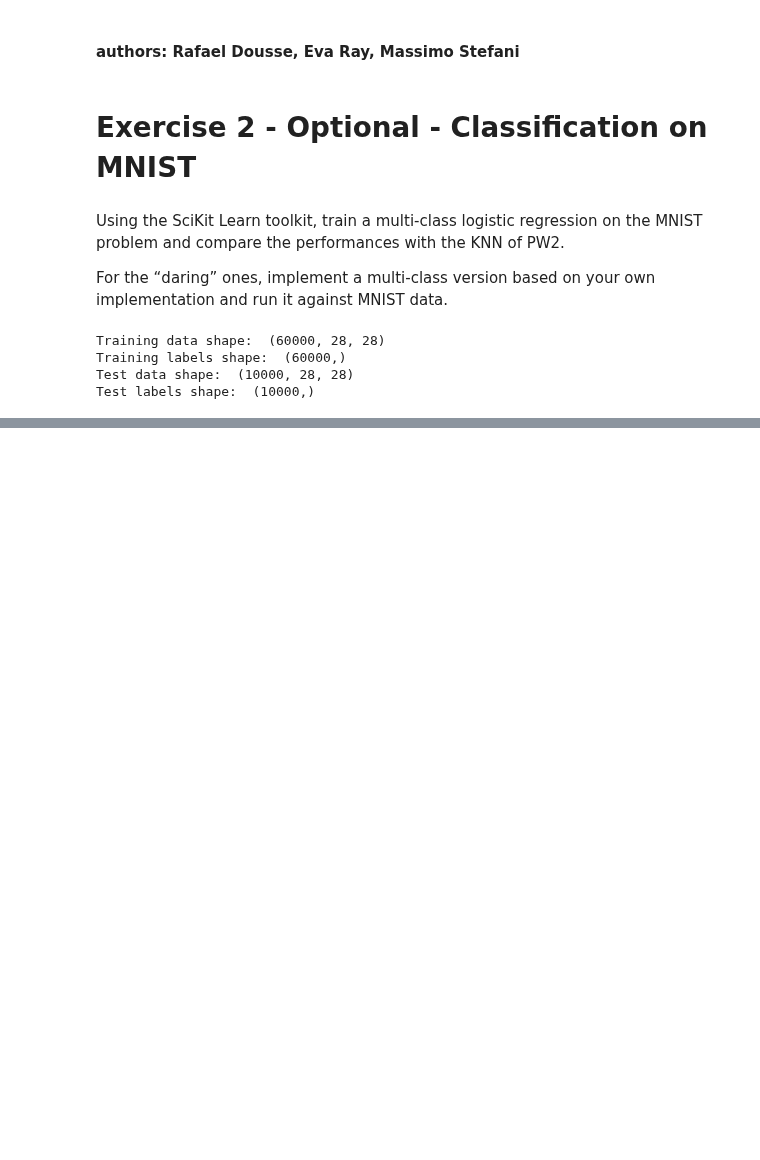
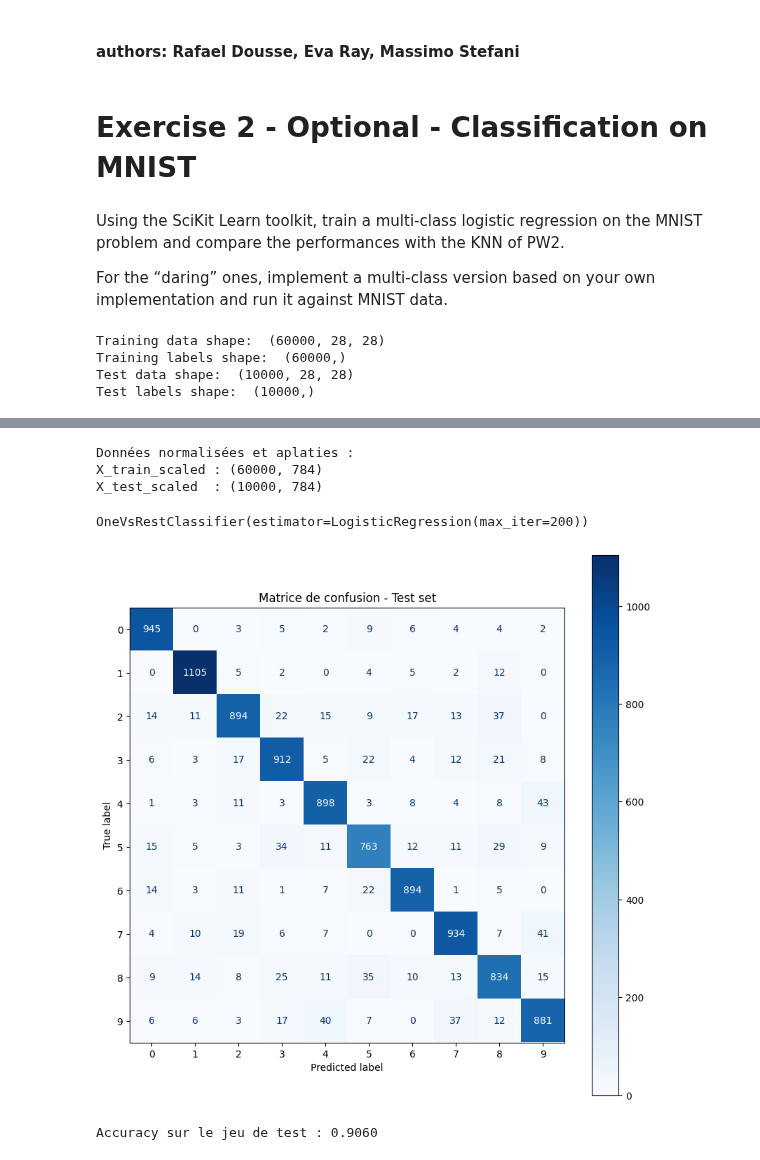
Before and after one commit to evarayHEIG/machle_labs, a Jupyter notebook: pw6/ex2-logreg-mnist/ex2-logreg-mnist.ipynb, the cells around one changed output, grey strips where cells are left out. Drawn from its saved outputs; the diff is of its cells as text; code cells hidden in the pictures; blank space fills up the shorter version.

```diff
--- a/pw6/ex2-logreg-mnist/ex2-logreg-mnist.ipynb
+++ b/pw6/ex2-logreg-mnist/ex2-logreg-mnist.ipynb
@@ -55,0 +61,35 @@ plt.show()
+# %%
+scaler = StandardScaler()
+X_train_scaled = scaler.fit_transform(X_train_flat)
+X_test_scaled = scaler.transform(X_test_flat)
+print("Données normalisées et aplaties :")
+print("X_train_scaled :", X_train_scaled.shape)
+print("X_test_scaled  :", X_test_scaled.shape)
+# %% [output]
+Données normalisées et aplaties :
+X_train_scaled : (60000, 784)
+X_test_scaled  : (10000, 784)
+# %%
+sample_size = 20000
+X_sub, _, y_sub, _ = train_test_split(X_train_scaled, y_train, train_size=sample_size, stratify=y_train, random_state=42)
+# %%
+model = OneVsRestClassifier(estimator=LogisticRegression(max_iter=200))
+# %%
+model.fit(X_sub, y_sub)
+# %% [output]
+OneVsRestClassifier(estimator=LogisticRegression(max_iter=200))
+# %%
+y_pred = model.predict(X_test_scaled)
+# %%
+cm = confusion_matrix(y_test, y_pred)
+disp = ConfusionMatrixDisplay(confusion_matrix=cm, display_labels=classes)
+disp.plot(cmap='Blues', values_format='d')
+plt.title('Matrice de confusion - Test set')
+plt.show()
+# %% [output]
+[figure, added]
+# %%
+acc_test = accuracy_score(y_test, y_pred)
+print(f"Accuracy sur le jeu de test : {acc_test:.4f}")
+# %% [output]
+Accuracy sur le jeu de test : 0.9060
```
Also changed, not shown: parts of 4 cells of this notebook, 2 other files.
